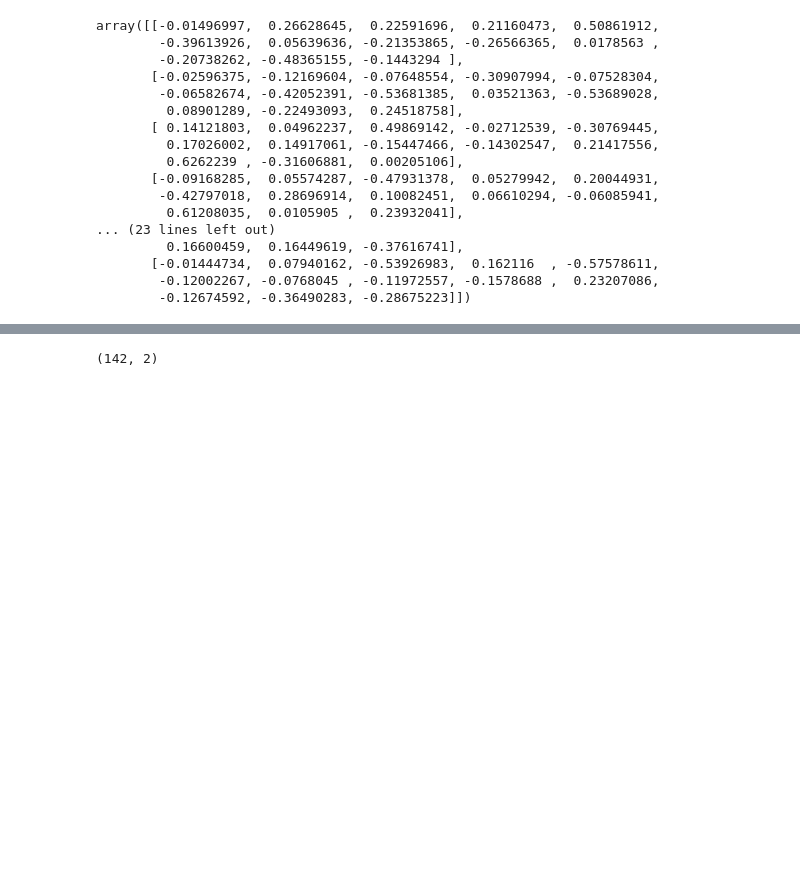
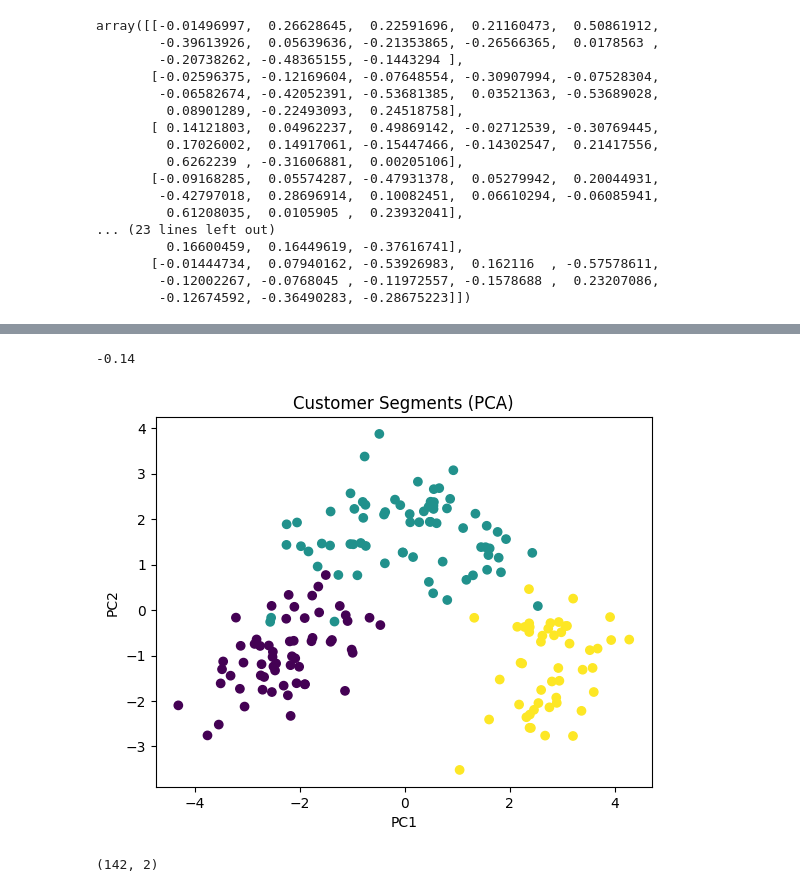
Before and after one commit to FivePesos/Ai-Math-and-Deep-Learning, a Jupyter notebook: Projects/Principal Component Analysis .ipynb, the cells around one changed output, grey strips where cells are left out. Saved outputs shown, nothing was run; the diff lists cells and outputs as text; code cells hidden in the pictures; blank space fills up the shorter version.

```diff
--- a/Projects/Principal Component Analysis .ipynb
+++ b/Projects/Principal Component Analysis .ipynb
@@ -180,3 +180,12 @@ array([[-0.01496997,  0.26628645,  0.22591696,  0.21160473,  0.50861912,
        [-0.01444734,  0.07940162, -0.53926983,  0.162116  , -0.57578611,
         -0.12002267, -0.0768045 , -0.11972557, -0.1578688 ,  0.23207086,
         -0.12674592, -0.36490283, -0.28675223]])
+# %%
+sorted_idx = np.argsort(eigvals)[::-1]  # biggest to smallest
+eigvals = eigvals[sorted_idx]
+eigvecs = eigvecs[:, sorted_idx]
+# %%
+num_components = 2
+principal_components = eigvecs[:, :num_components]
+df_principal_components = pd.DataFrame(principal_components)
+df_principal_components
@@ -183,3 +207,18 @@ array([[-0.01496997,  0.26628645,  0.22591696,  0.21160473,  0.50861912,
+# %%
+sum_principal_components = df_principal_components.iloc[0, 0].sum()
+print(f"{sum_principal_components:.2f}")
+# %% [output]
+-0.14
+# %%
+X_pca_manual = X_full_scaled.dot(principal_components)
+# %%
+plt.scatter(X_pca_manual[:, 0], X_pca_manual[:, 1], c=y)
+plt.xlabel("PC1")
+plt.ylabel("PC2")
+plt.title("Customer Segments (PCA)")
+plt.show()
+# %% [output]
+[figure, added]
 # %%
 pca = PCA(n_components=2)
 X_train_pca = pca.fit_transform(X_train_scaled)
```
Also changed, not shown: parts of 1 cell of this notebook.
